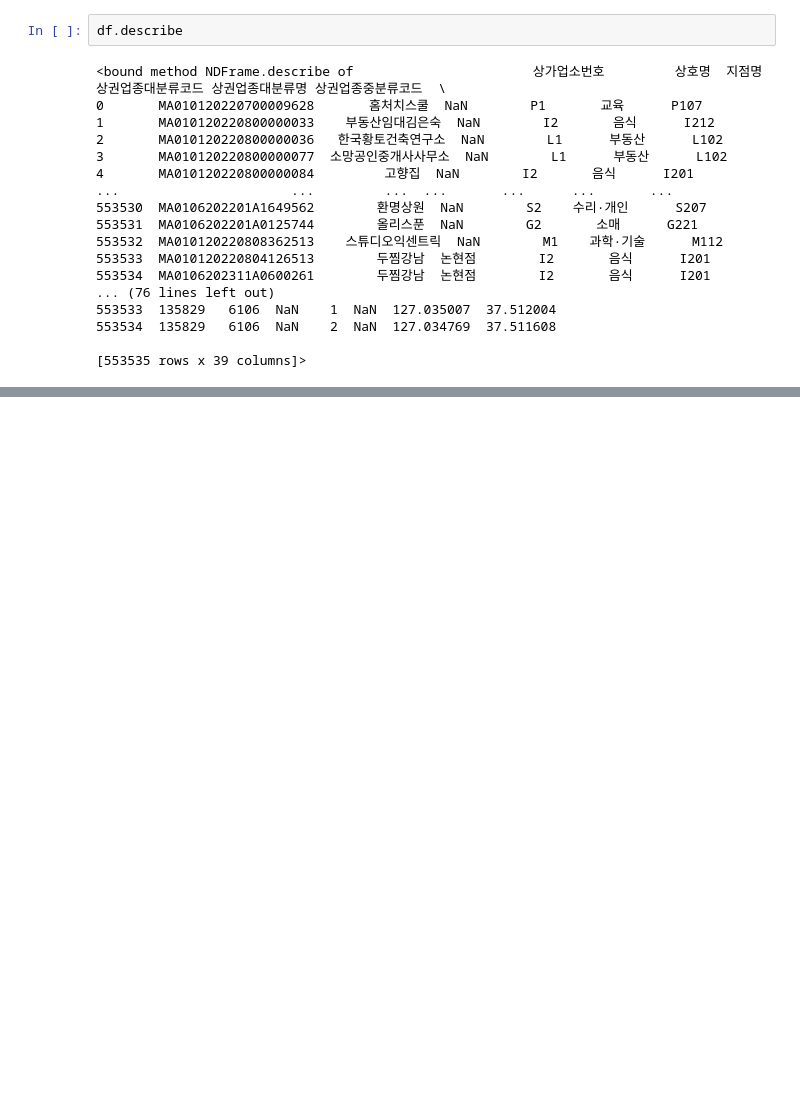
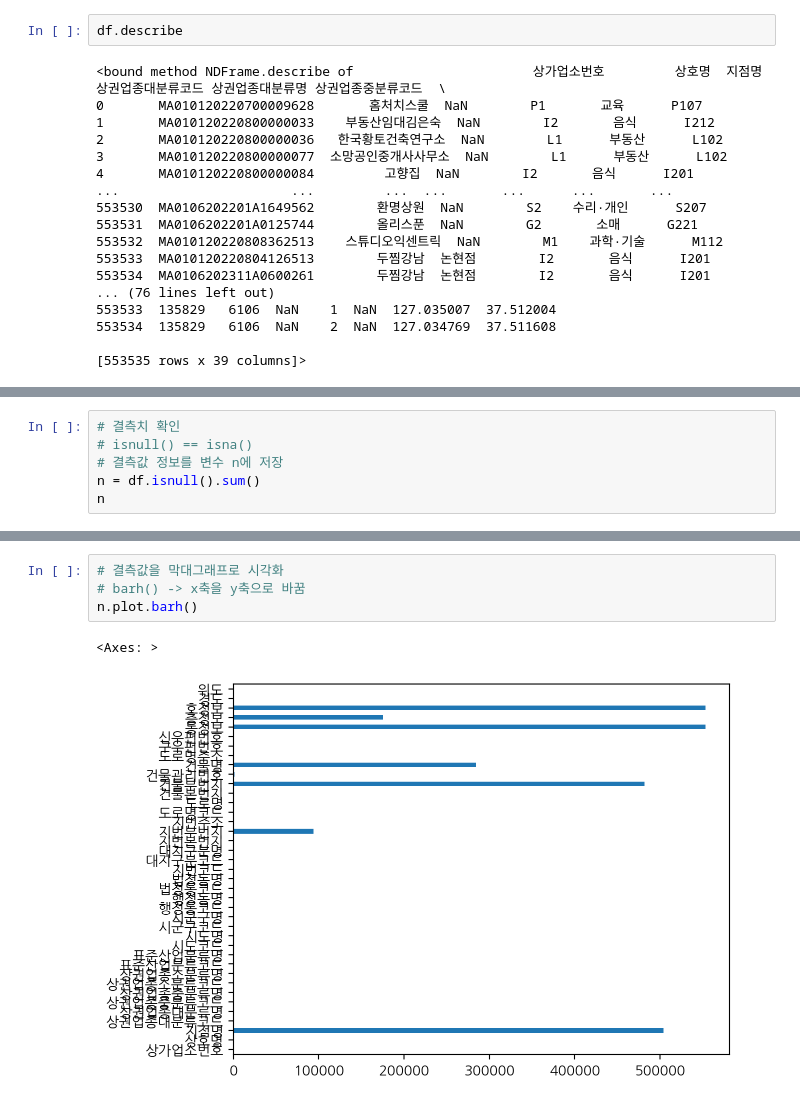
Before and after one commit to JongHyun070105/BigDataAnalyzing2025, a Jupyter notebook: 상가상권정보_30710.ipynb, the cells around one changed output, grey strips where cells are left out. Cells and saved outputs as stored; diff of their text form; blank space fills up the shorter version.

```diff
--- a/상가상권정보_30710.ipynb
+++ b/상가상권정보_30710.ipynb
@@ -196,0 +201,6 @@ df.describe
+# %%
+# 결측치 확인
+# isnull() == isna()
+# 결측값 정보를 변수 n에 저장
+n = df.isnull().sum()
+n
@@ -196,0 +225,7 @@ df.describe
+# %%
+# 결측값을 막대그래프로 시각화
+# barh() -> x축을 y축으로 바꿈
+n.plot.barh()
+# %% [output]
+<Axes: >
+[figure, added]
```
Also changed, not shown: parts of 36 cells of this notebook.
